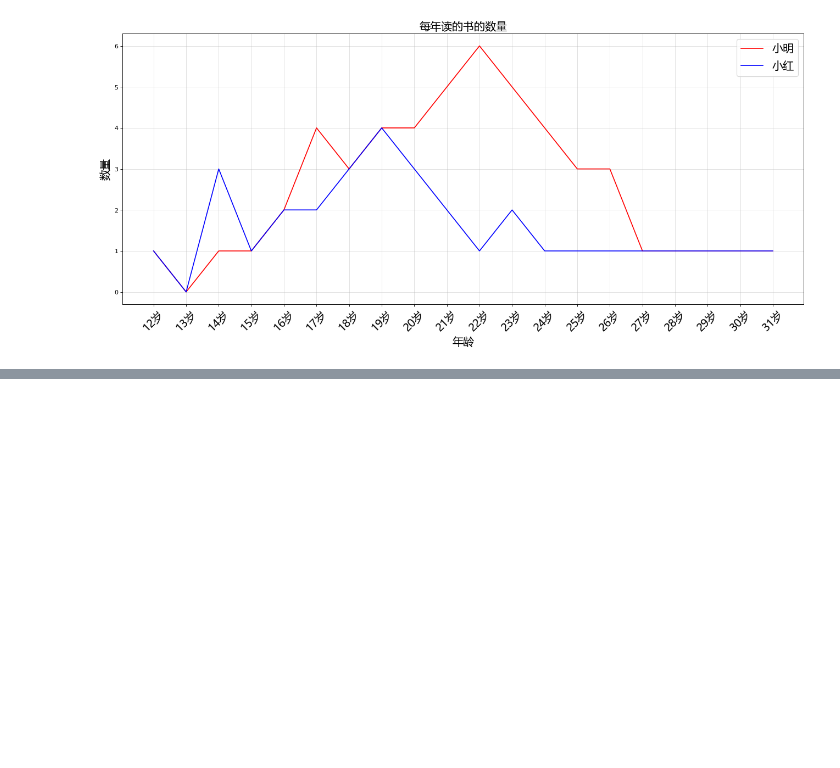
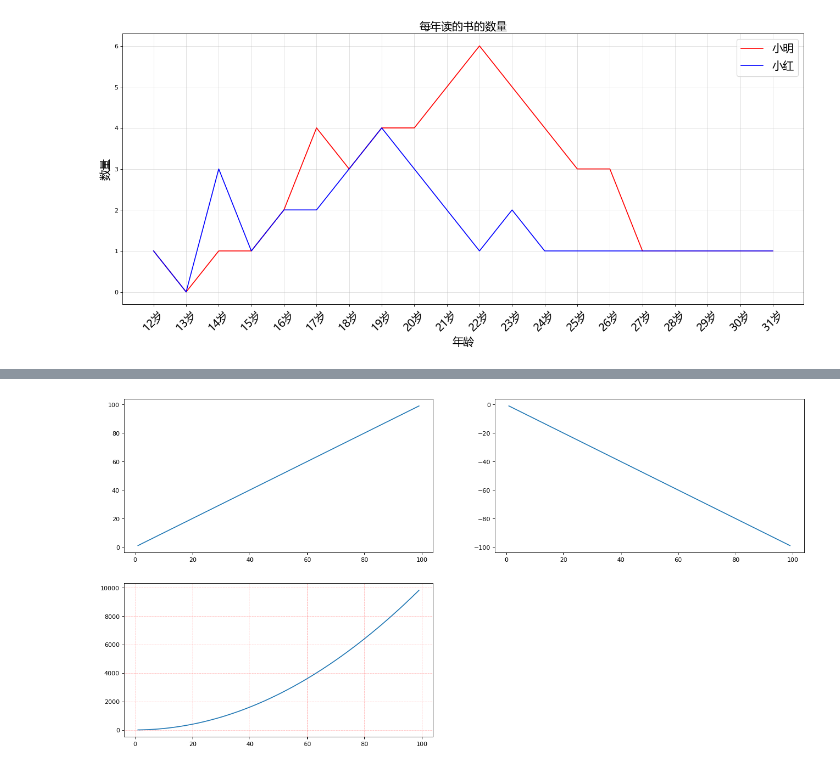
Before and after one commit to yuyinbo/path-to-deeplearning, a Jupyter notebook: 02_data_analysis/day8/matplotlib.ipynb, the cells around one changed output, grey strips where cells are left out. Saved outputs shown, nothing was run; the diff lists cells and outputs as text; code cells hidden in the pictures; blank space fills up the shorter version.

```diff
--- a/02_data_analysis/day8/matplotlib.ipynb
+++ b/02_data_analysis/day8/matplotlib.ipynb
@@ -90,0 +115,14 @@ plt.show()
+# %%
+# 另一种绘制子图的方法
+fig = plt.figure(figsize=(20, 10), dpi=80)
+ax1 = fig.add_subplot(2, 2, 1)
+ax2 = fig.add_subplot(2, 2, 2)
+ax3 = fig.add_subplot(2, 2, 3)
+# 方法add_subplot()创建一个子坐标系，参数是行数，列数，子坐标系的编号
+ax1.plot(x, x)
+ax2.plot(x, -x)
+ax3.plot(x, x ** 2)
+ax3.grid(alpha=0.4, linestyle='--', linewidth=0.5, color='r')
+plt.show()
+# %% [output]
+[figure, added]
```
Also changed, not shown: parts of 14 cells of this notebook, 10 other files.
